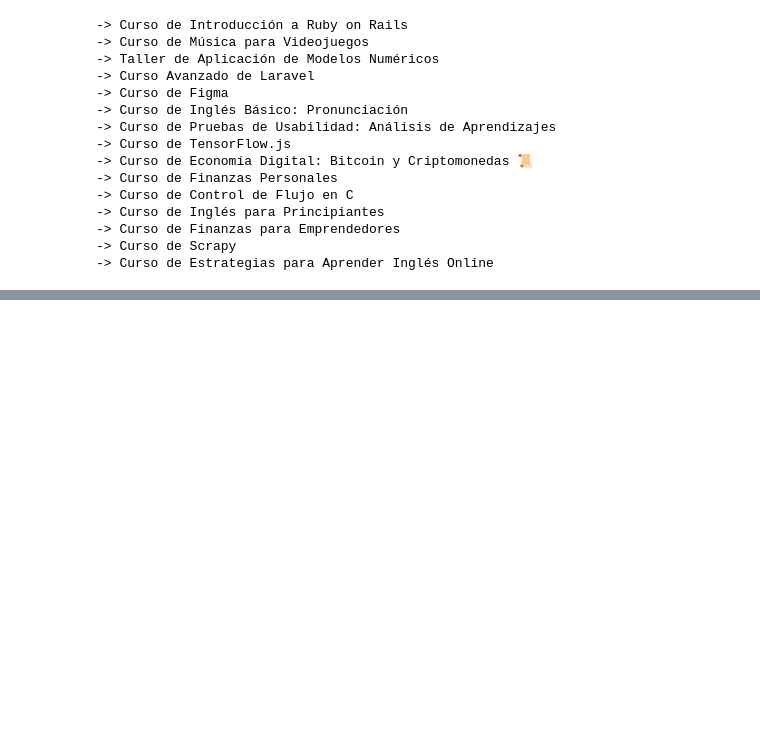
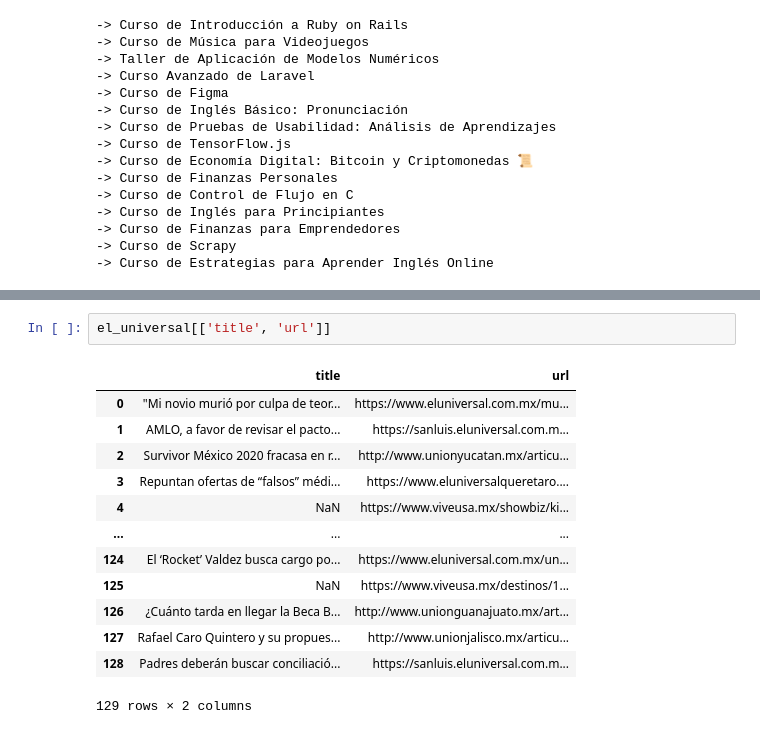
Before and after one commit to FernandoTorresL/Curso_Ing_Datos_Python, a Jupyter notebook: Platzi data live.ipynb, the cells around one changed output, grey strips where cells are left out. Saved outputs shown, nothing was run; the diff lists cells and outputs as text; blank space fills up the shorter version.

```diff
--- a/Platzi data live.ipynb
+++ b/Platzi data live.ipynb
@@ -123,0 +241,16 @@ for i in courses:
+# %%
+el_universal[['title', 'url']]
+# %% [output]
+|  | title | url |
+| 0 | "Mi novio murió por culpa de teor... | https://www.eluniversal.com.mx/mu... |
+| 1 | AMLO, a favor de revisar el pacto... | https://sanluis.eluniversal.com.m... |
+| 2 | Survivor México 2020 fracasa en r... | http://www.unionyucatan.mx/articu... |
+| 3 | Repuntan ofertas de “falsos” médi... | https://www.eluniversalqueretaro.... |
+| 4 | NaN | https://www.viveusa.mx/showbiz/ki... |
+| ... | ... | ... |
+| 124 | El ‘Rocket’ Valdez busca cargo po... | https://www.eluniversal.com.mx/un... |
+| 125 | NaN | https://www.viveusa.mx/destinos/1... |
+| 126 | ¿Cuánto tarda en llegar la Beca B... | http://www.unionguanajuato.mx/art... |
+| 127 | Rafael Caro Quintero y su propues... | http://www.unionjalisco.mx/articu... |
+| 128 | Padres deberán buscar conciliació... | https://sanluis.eluniversal.com.m... |
+129 rows × 2 columns
```
Also changed, not shown: parts of 22 cells of this notebook, 1 other file.
